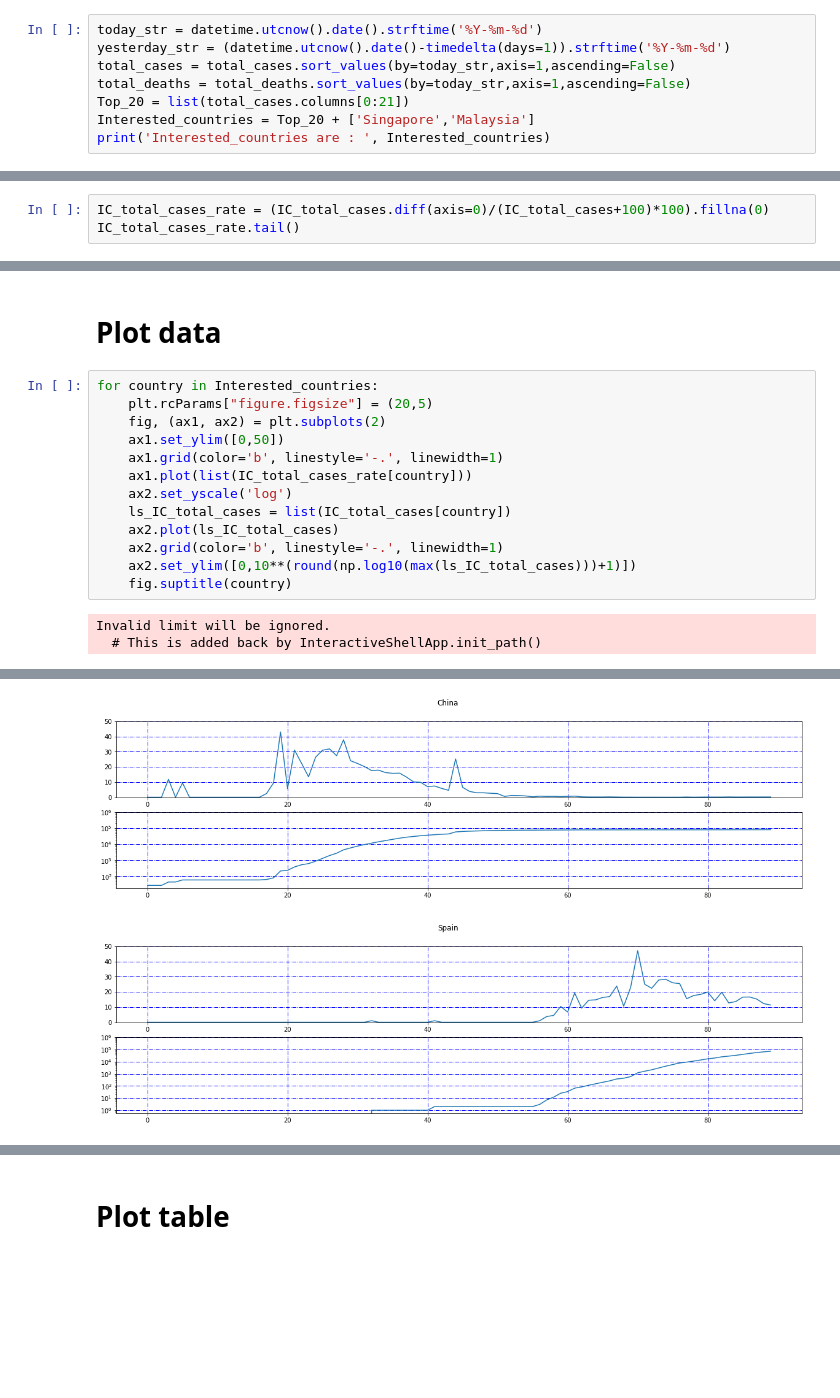
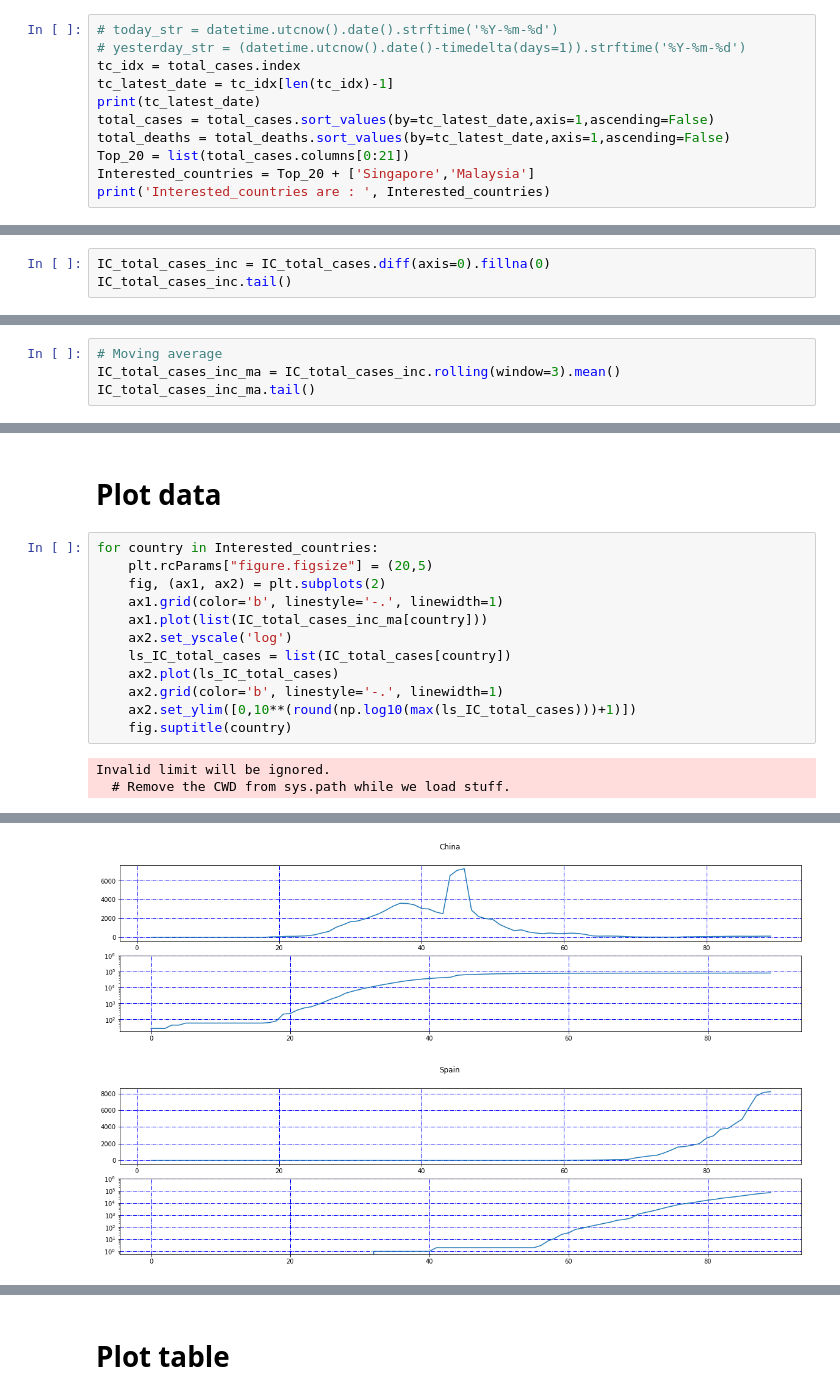
Before and after one commit to Kyaw-Htet/coronavirus, a Jupyter notebook: coronavirus.ipynb, the cells around one changed output, grey strips where cells are left out. Saved outputs shown, nothing was run; the diff lists cells and outputs as text; blank space fills up the shorter version.

```diff
--- a/coronavirus.ipynb
+++ b/coronavirus.ipynb
@@ -68,10 +68,13 @@ total_recovered.tail()
 # Select focused data
 * List current top twenties countries and Singapore + Malaysia
 # %%
-today_str = datetime.utcnow().date().strftime('%Y-%m-%d')
-yesterday_str = (datetime.utcnow().date()-timedelta(days=1)).strftime('%Y-%m-%d')
-total_cases = total_cases.sort_values(by=today_str,axis=1,ascending=False)
-total_deaths = total_deaths.sort_values(by=today_str,axis=1,ascending=False)
+# today_str = datetime.utcnow().date().strftime('%Y-%m-%d')
+# yesterday_str = (datetime.utcnow().date()-timedelta(days=1)).strftime('%Y-%m-%d')
+tc_idx = total_cases.index
+tc_latest_date = tc_idx[len(tc_idx)-1]
+print(tc_latest_date)
+total_cases = total_cases.sort_values(by=tc_latest_date,axis=1,ascending=False)
+total_deaths = total_deaths.sort_values(by=tc_latest_date,axis=1,ascending=False)
 Top_20 = list(total_cases.columns[0:21])
 Interested_countries = Top_20 + ['Singapore','Malaysia']
 print('Interested_countries are : ', Interested_countries)
@@ -86,8 +90,8 @@ IC_total_recovered = total_recovered[Interested_countries]
 # %% [markdown]
 * Get growth rate tables
 # %%
-IC_total_cases_rate = (IC_total_cases.diff(axis=0)/(IC_total_cases+100)*100).fillna(0)
-IC_total_cases_rate.tail()
+IC_total_cases_inc = IC_total_cases.diff(axis=0).fillna(0)
+IC_total_cases_inc.tail()
 # %% [output]
 | Country/Region | World | United States | Italy | China | Spain | Germany | France | Iran | United Kingdom | ... |
 | date |  |  |  |  |  |  |  |  |  | ... |
@@ -99 +103,5 @@ IC_total_cases_rate.tail()
 5 rows × 23 columns
+# %%
+# Moving average
+IC_total_cases_inc_ma = IC_total_cases_inc.rolling(window=3).mean()
+IC_total_cases_inc_ma.tail()
@@ -103,9 +120,8 @@ IC_total_cases_rate.tail()
 for country in Interested_countries:
     plt.rcParams["figure.figsize"] = (20,5)
     fig, (ax1, ax2) = plt.subplots(2)
-    ax1.set_ylim([0,50])
     ax1.grid(color='b', linestyle='-.', linewidth=1)
-    ax1.plot(list(IC_total_cases_rate[country]))
+    ax1.plot(list(IC_total_cases_inc_ma[country]))
     ax2.set_yscale('log')
     ls_IC_total_cases = list(IC_total_cases[country])
     ax2.plot(ls_IC_total_cases)
@@ -114,4 +130,4 @@ for country in Interested_countries:
     fig.suptitle(country)
 # %% [output]
 Invalid limit will be ignored.
-  # This is added back by InteractiveShellApp.init_path()
+  # Remove the CWD from sys.path while we load stuff.
@@ -121,2 +137,2 @@ Invalid limit will be ignored.
-[figure, old version]
+[figure, new version]
-[figure, old version]
+[figure, new version]
```
Also changed, not shown: parts of 6 cells of this notebook.
